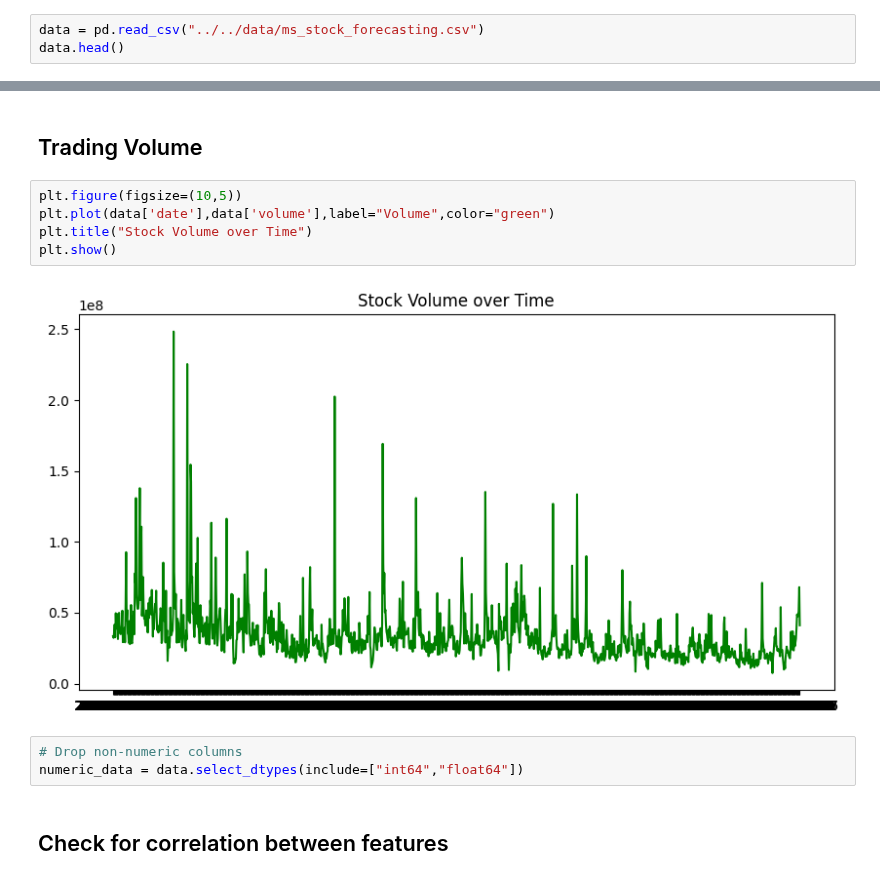
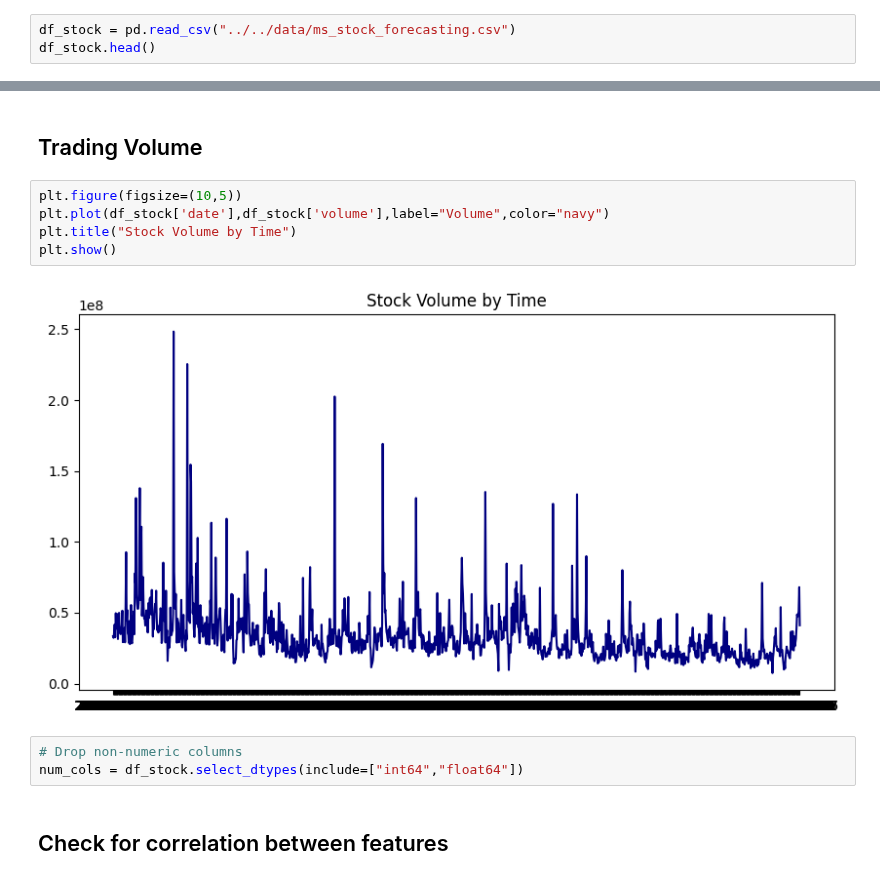
Before and after one commit to s-muhammadkamran/NLP, a Jupyter notebook: code/forecasting/ms_stock_forecasting.ipynb, the cells around one changed output, grey strips where cells are left out. Saved outputs shown, nothing was run; the diff lists cells and outputs as text.

```diff
--- a/code/forecasting/ms_stock_forecasting.ipynb
+++ b/code/forecasting/ms_stock_forecasting.ipynb
@@ -13,8 +16,8 @@ from datetime import datetime
 # Suppress warnings
 os.environ['TF_CPP_MIN_LOG_LEVEL'] = '2'
 # %%
-data = pd.read_csv("../../data/ms_stock_forecasting.csv")
-data.head()
+df_stock = pd.read_csv("../../data/ms_stock_forecasting.csv")
+df_stock.head()
 # %% [output]
 |  | index | date | open | high | low | close | volume | Name |
 | 0 | 390198 | 2013-02-08 | 27.35 | 27.71 | 27.31 | 27.55 | 33318306 | MSFT |
@@ -68,14 +71,14 @@ plt.show()
 ## Trading Volume
 # %%
 plt.figure(figsize=(10,5))
-plt.plot(data['date'],data['volume'],label="Volume",color="green")
-plt.title("Stock Volume over Time")
+plt.plot(df_stock['date'],df_stock['volume'],label="Volume",color="navy")
+plt.title("Stock Volume by Time")
 plt.show()
 # %% [output]
-[figure, old version]
+[figure, new version]
 # %%
 # Drop non-numeric columns
-numeric_data = data.select_dtypes(include=["int64","float64"])
+num_cols = df_stock.select_dtypes(include=["int64","float64"])
 # %% [markdown]
 ## Check for correlation between features
 # %%
```
Also changed, not shown: parts of 17 cells of this notebook.
